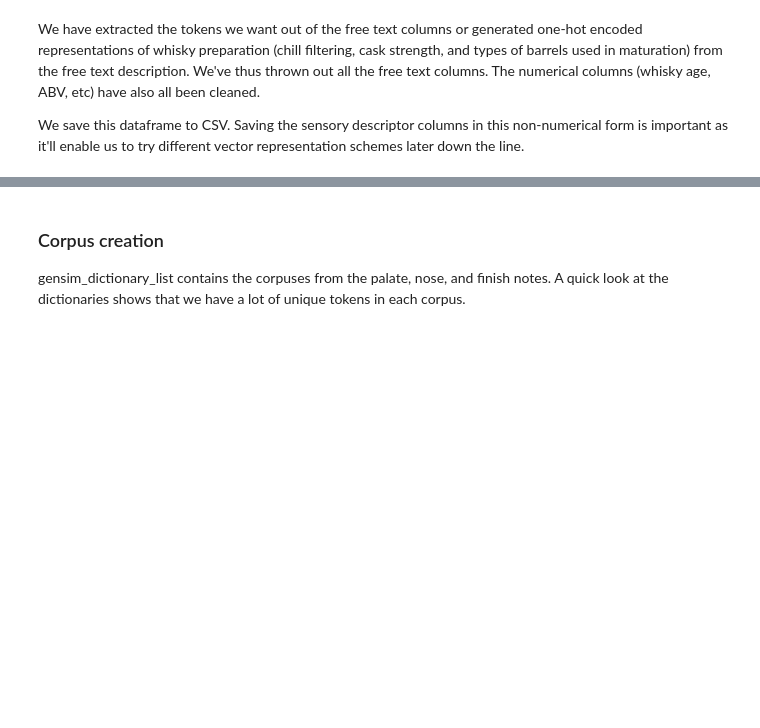
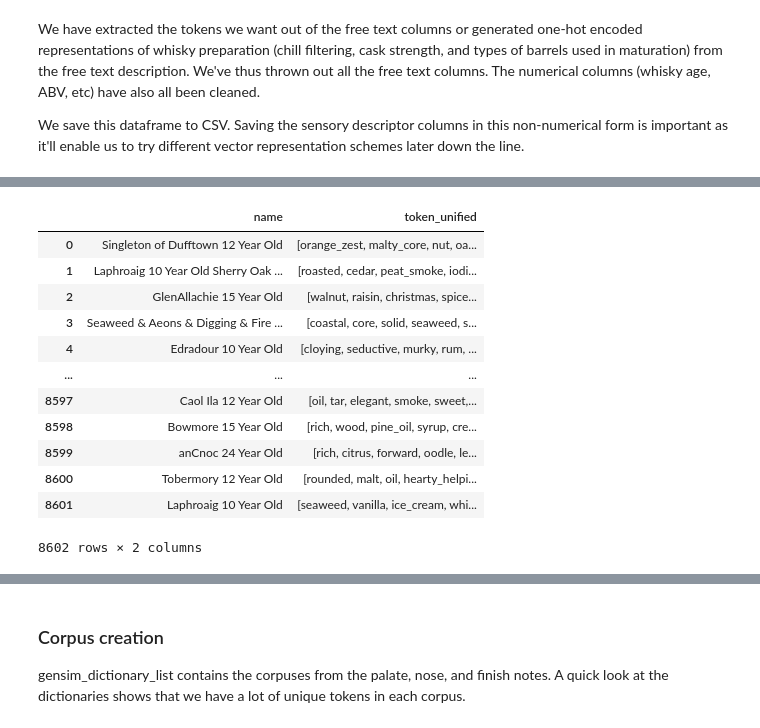
Before and after one commit to admveen/ScotchNLP, a Jupyter notebook: DataWrangling.ipynb, the cells around one changed output, grey strips where cells are left out. Drawn from its saved outputs; the diff is of its cells as text; code cells hidden in the pictures; blank space fills up the shorter version.

```diff
--- a/DataWrangling.ipynb
+++ b/DataWrangling.ipynb
@@ -582,0 +669,24 @@ new_whisk3.to_csv("data\\interim\\whisk_tokenized_encoded.csv")
+# %%
+col_list = ['palate_tokenized', 'nose_tokenized', 'finish_tokenized'  ]
+sense_df = new_whisk3[col_list]
+
+whisk_unified = deepcopy(new_whisk3)
+whisk_unified['token_unified'] = sense_df.apply(lambda x: list(itertools.chain(*x)), axis = 1)
+whisk_unified.drop(columns = col_list, inplace=True)
+
+
+whisk_unified[['name', 'token_unified']]
+# %% [output]
+|  | name | token_unified |
+| 0 | Singleton of Dufftown 12 Year Old | [orange_zest, malty_core, nut, oa... |
+| 1 | Laphroaig 10 Year Old Sherry Oak ... | [roasted, cedar, peat_smoke, iodi... |
+| 2 | GlenAllachie 15 Year Old | [walnut, raisin, christmas, spice... |
+| 3 | Seaweed & Aeons & Digging & Fire ... | [coastal, core, solid, seaweed, s... |
+| 4 | Edradour 10 Year Old | [cloying, seductive, murky, rum, ... |
+| ... | ... | ... |
+| 8597 | Caol Ila 12 Year Old | [oil, tar, elegant, smoke, sweet,... |
+| 8598 | Bowmore 15 Year Old | [rich, wood, pine_oil, syrup, cre... |
+| 8599 | anCnoc 24 Year Old | [rich, citrus, forward, oodle, le... |
+| 8600 | Tobermory 12 Year Old | [rounded, malt, oil, hearty_helpi... |
+| 8601 | Laphroaig 10 Year Old | [seaweed, vanilla, ice_cream, whi... |
+8602 rows × 2 columns
```
Also changed, not shown: parts of 39 cells of this notebook, 12 other files.
